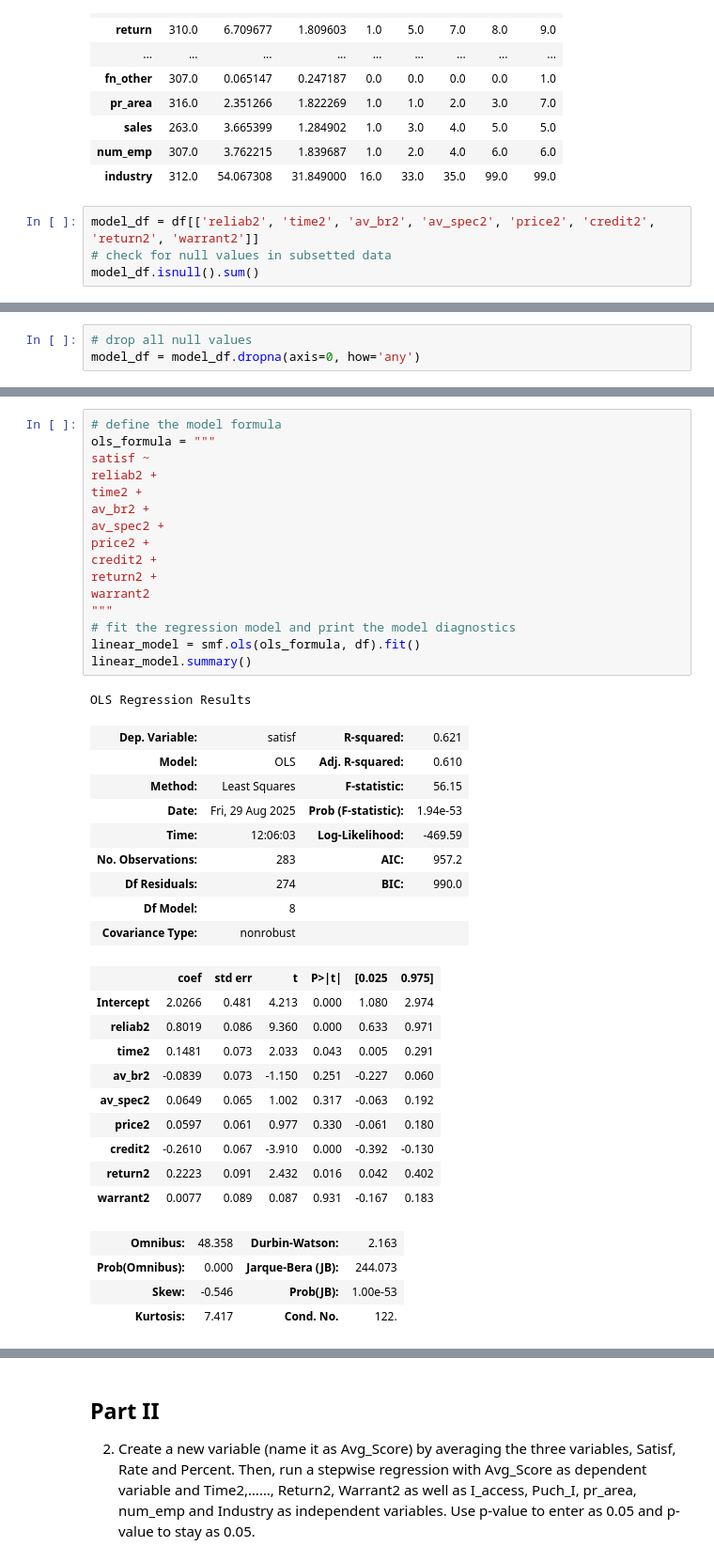
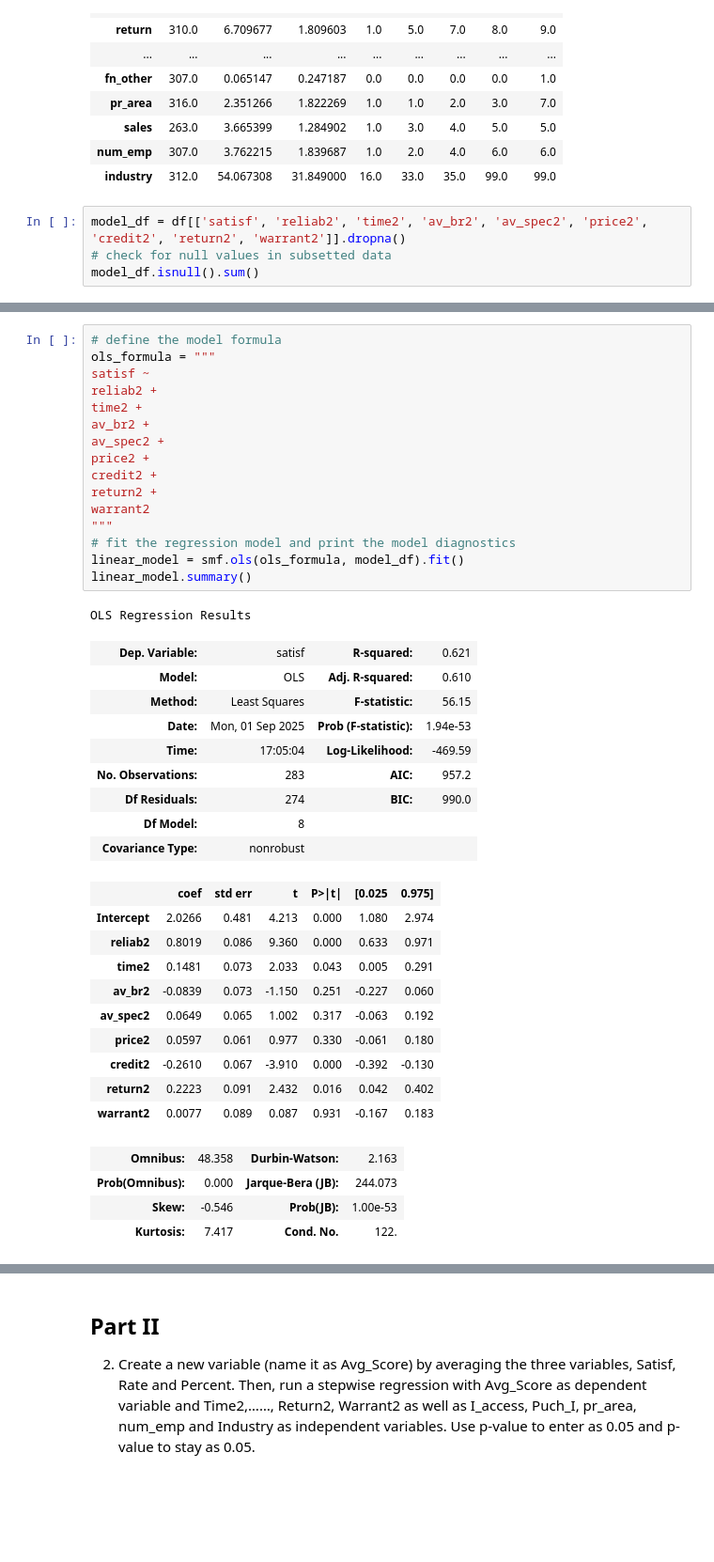
Before and after one commit to Chase-Wolters/Data-Science-Projects, a Jupyter notebook: Daily_Practice/HW2.ipynb, the cells around one changed output, grey strips where cells are left out. Shown at 94% size. Cells and saved outputs as stored; diff of their text form; blank space fills up the shorter version.

```diff
--- a/Daily_Practice/HW2.ipynb
+++ b/Daily_Practice/HW2.ipynb
@@ -68,7 +68,7 @@ df.describe().T
 | num_emp | 307.0 | 3.762215 | 1.839687 | 1.0 | 2.0 | 4.0 | 6.0 | 6.0 |
 | industry | 312.0 | 54.067308 | 31.849000 | 16.0 | 33.0 | 35.0 | 99.0 | 99.0 |
 # %%
-model_df = df[['reliab2', 'time2', 'av_br2', 'av_spec2', 'price2', 'credit2', 'return2', 'warrant2']]
+model_df = df[['satisf', 'reliab2', 'time2', 'av_br2', 'av_spec2', 'price2', 'credit2', 'return2', 'warrant2']].dropna()
 # check for null values in subsetted data
 model_df.isnull().sum()
 # %% [output]
@@ -83,7 +84,4 @@ warrant2    18
 dtype: int64
-# %%
-# drop all null values
-model_df = model_df.dropna(axis=0, how='any')
 # %%
 # checking the data types of the columns to ensure they can be used for model building
 model_df.dtypes
@@ -100,26 +99,26 @@ dtype: object
 # %%
 # define the model formula
 ols_formula = """
 satisf ~
 reliab2 +
 time2 +
 av_br2 +
 av_spec2 +
 price2 +
 credit2 +
 return2 +
 warrant2
 """
 # fit the regression model and print the model diagnostics
-linear_model = smf.ols(ols_formula, df).fit()
+linear_model = smf.ols(ols_formula, model_df).fit()
 linear_model.summary()
 # %% [output]
 OLS Regression Results
 | Dep. Variable: | satisf | R-squared: | 0.621 |
 | Model: | OLS | Adj. R-squared: | 0.610 |
 | Method: | Least Squares | F-statistic: | 56.15 |
-| Date: | Fri, 29 Aug 2025 | Prob (F-statistic): | 1.94e-53 |
-| Time: | 12:06:03 | Log-Likelihood: | -469.59 |
+| Date: | Mon, 01 Sep 2025 | Prob (F-statistic): | 1.94e-53 |
+| Time: | 17:05:04 | Log-Likelihood: | -469.59 |
 | No. Observations: | 283 | AIC: | 957.2 |
 | Df Residuals: | 274 | BIC: | 990.0 |
 | Df Model: | 8 |  |  |
```
Also changed, not shown: parts of 5 cells of this notebook.
